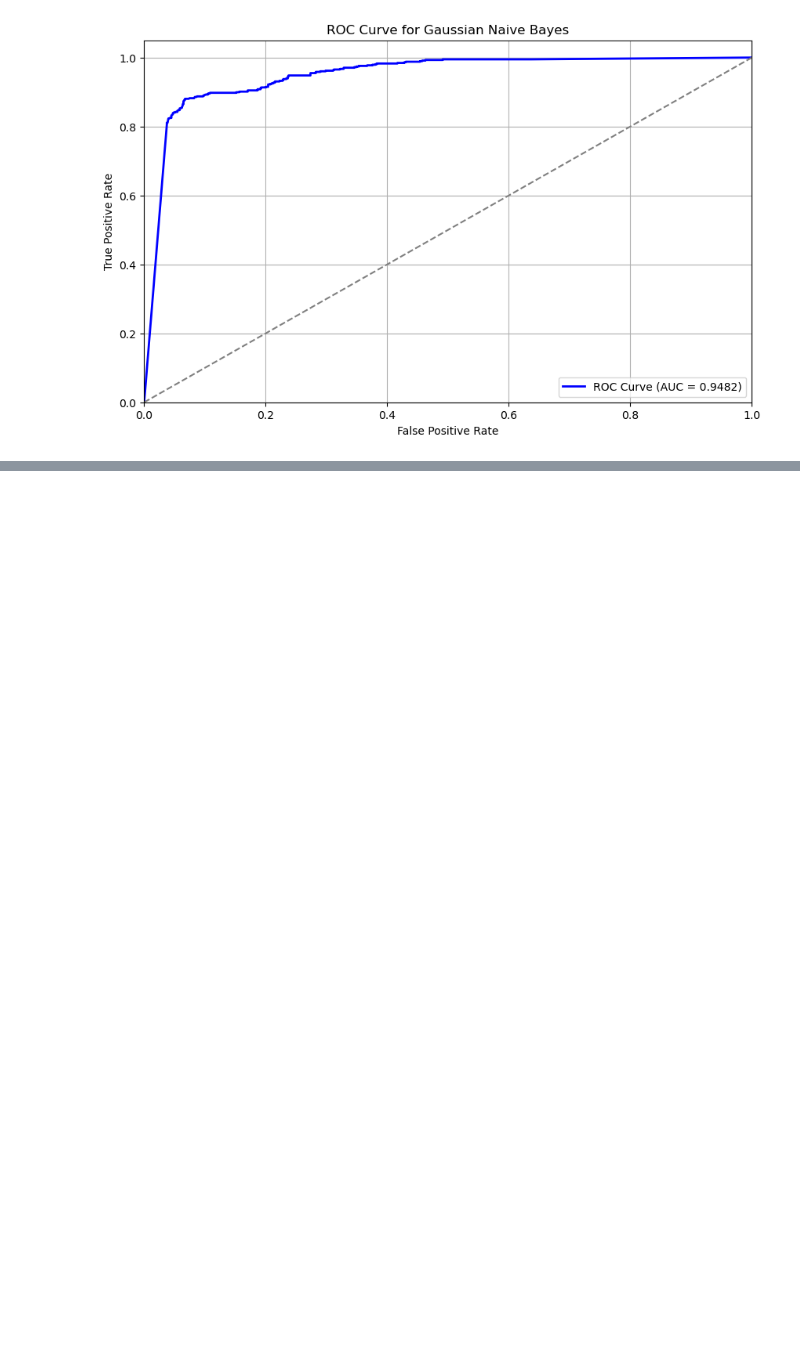
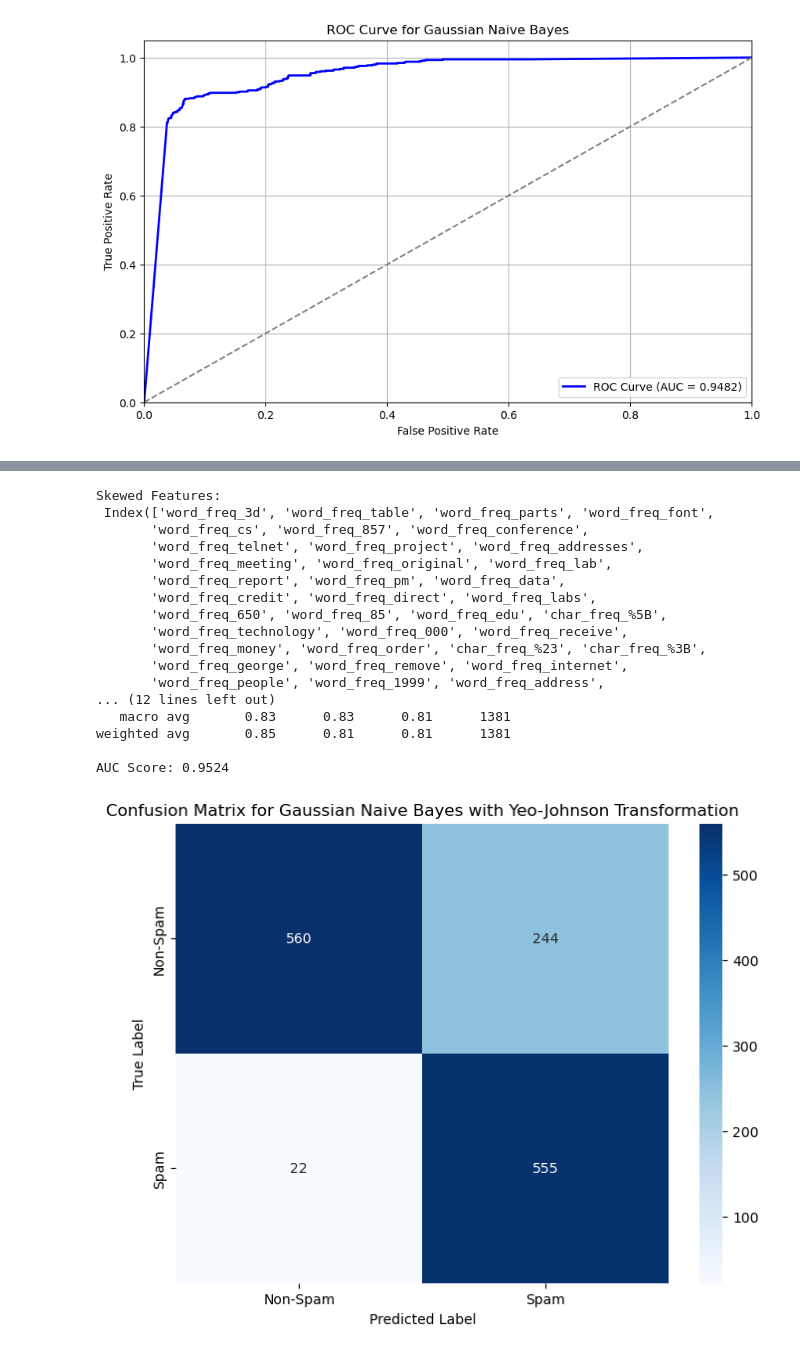
Before and after one commit to AyaCh21/Spam-Email, a Jupyter notebook: Test.ipynb, the cells around one changed output, grey strips where cells are left out. Cells and saved outputs as stored; diff of their text form; code cells hidden in the pictures; blank space fills up the shorter version.

```diff
--- a/Test.ipynb
+++ b/Test.ipynb
@@ -726,0 +718,68 @@ Best Parameters found by GridSearchCV for Gaussian Naive Bayes:
+# %%
+#Feature transformation
+# Calculate skewness for each feature
+
+#Identify skewed features
+skewness = X_train.skew().sort_values(ascending=False)
+skewed_features = skewness[skewness > 0.75].index  # Adjust threshold as needed
+print("\nSkewed Features:\n", skewed_features)
+
+#  Apply Yeo-Johnson transformation
+transformer = PowerTransformer(method='yeo-johnson')
+X_train[skewed_features] = transformer.fit_transform(X_train[skewed_features])
+X_test[skewed_features] = transformer.transform(X_test[skewed_features])
+
+#  Train the Gaussian Naive Bayes model
+gnb_model = GaussianNB()
+gnb_model.fit(X_train, y_train)
+
+# Make predictions and evaluate the model
+y_pred_gnb = gnb_model.predict(X_test)
+y_prob_gnb = gnb_model.predict_proba(X_test)[:, 1]
+
+# Evaluation metrics
+print("\nClassification Report for Gaussian Naive Bayes with Yeo-Johnson Transformation:")
+print(classification_report(y_test, y_pred_gnb))
+print(f"AUC Score: {roc_auc_score(y_test, y_prob_gnb):.4f}")
+
+# Confusion matrix
+cm = confusion_matrix(y_test, y_pred_gnb)
+plt.figure(figsize=(8, 6))
+sns.heatmap(cm, annot=True, fmt='d', cmap='Blues', xticklabels=['Non-Spam', 'Spam'], yticklabels=['Non-Spam', 'Spam'])
+plt.title('Confusion Matrix for Gaussian Naive Bayes with Yeo-Johnson Transformation')
+plt.xlabel('Predicted Label')
+plt.ylabel('True Label')
+plt.show()
+
+#  ROC curve
+#fpr, tpr, thresholds = roc_curve(y_test, y_prob_gnb)
+#plt.figure(figsize=(10, 6))
+#plt.plot(fpr, tpr, color='blue', lw=2, label=f'ROC Curve (AUC = {roc_auc_score(y_test, y_prob_gnb):.4f})')
+#plt.plot([0, 1], [0, 1], color='gray', linestyle='--')  # Diagonal line for a random classifier
+#plt.xlim([0.0, 1.0])
+#plt.ylim([0.0, 1.05])
+#plt.xlabel('False Positive Rate')
+#plt.ylabel('True Positive Rate')
+#plt.title('ROC Curve for Gaussian Naive Bayes with Yeo-Johnson Transformation')
+#plt.legend(loc="lower right")
+#plt.grid(True)
+#plt.show()
+# %% [output]
+Skewed Features:
+ Index(['word_freq_3d', 'word_freq_table', 'word_freq_parts', 'word_freq_font',
+       'word_freq_cs', 'word_freq_857', 'word_freq_conference',
+       'word_freq_telnet', 'word_freq_project', 'word_freq_addresses',
+       'word_freq_meeting', 'word_freq_original', 'word_freq_lab',
+       'word_freq_report', 'word_freq_pm', 'word_freq_data',
+       'word_freq_credit', 'word_freq_direct', 'word_freq_labs',
+       'word_freq_650', 'word_freq_85', 'word_freq_edu', 'char_freq_%5B',
+       'word_freq_technology', 'word_freq_000', 'word_freq_receive',
+       'word_freq_money', 'word_freq_order', 'char_freq_%23', 'char_freq_%3B',
+       'word_freq_george', 'word_freq_remove', 'word_freq_internet',
+       'word_freq_people', 'word_freq_1999', 'word_freq_address',
+... (12 lines left out)
+   macro avg       0.83      0.83      0.81      1381
+weighted avg       0.85      0.81      0.81      1381
+
+AUC Score: 0.9524
+[figure, added]
```
Also changed, not shown: parts of 4 cells of this notebook.
